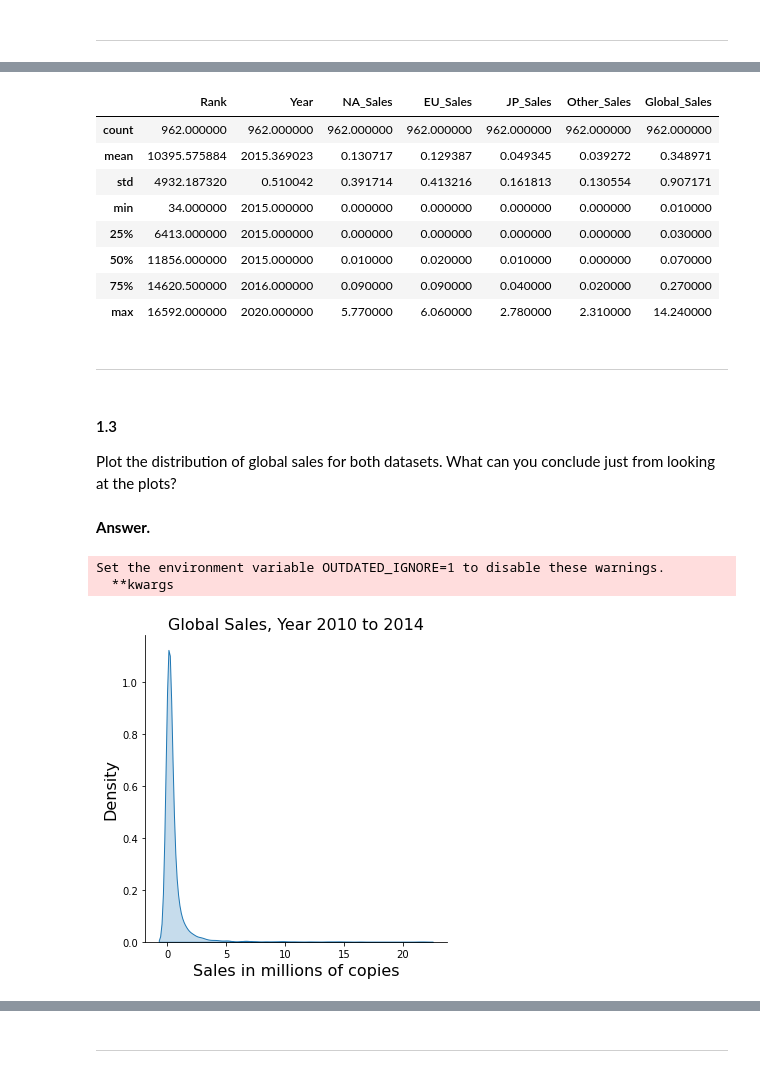
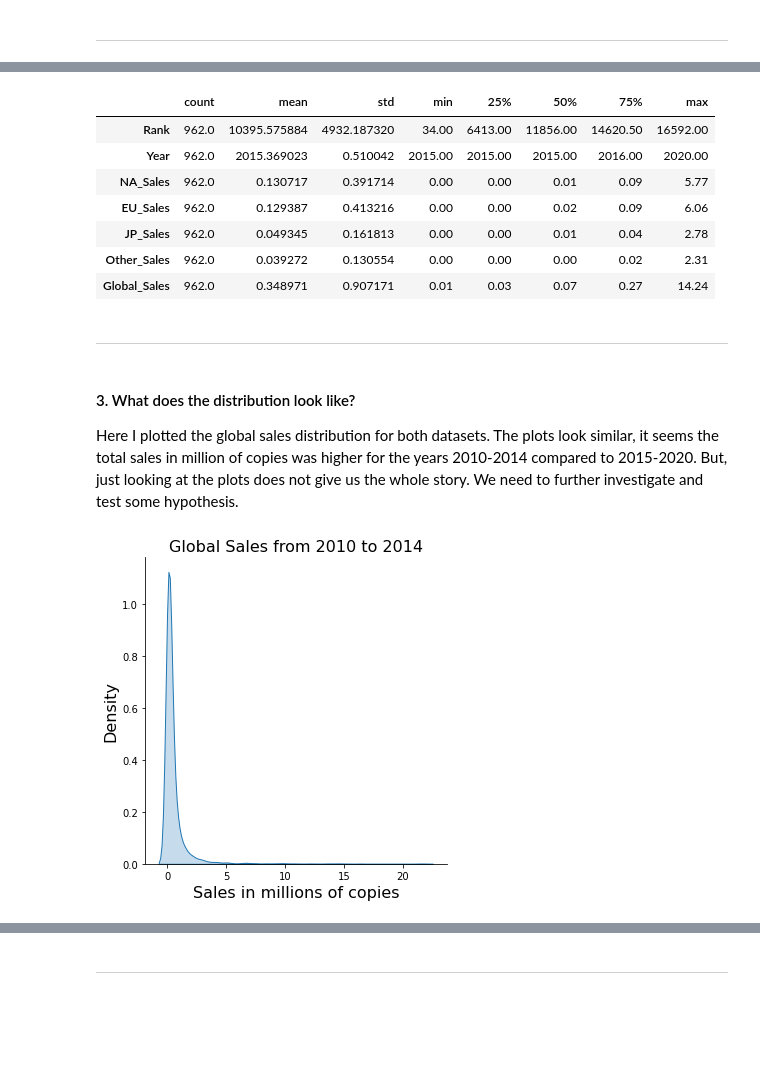
Before and after one commit to gabriellewald/springboard-coursework, a Jupyter notebook: Chi-square-case-study/Chi-square-case-study.ipynb, the cells around one changed output, grey strips where cells are left out. Drawn from its saved outputs; the diff is of its cells as text; code cells hidden in the pictures; blank space fills up the shorter version.

```diff
--- a/Chi-square-case-study/Chi-square-case-study.ipynb
+++ b/Chi-square-case-study/Chi-square-case-study.ipynb
@@ -89,35 +115,30 @@ df_1014.describe()
 df_1520 = df[(df['Year'] <= 2020) & (df['Year'] >= 2015)].reset_index(drop=True)
 
 # Summary
-df_1520.describe()
+df_1520.describe().T
 # %% [output]
-|  | Rank | Year | NA_Sales | EU_Sales | JP_Sales | Other_Sales | Global_Sales |
-| count | 962.000000 | 962.000000 | 962.000000 | 962.000000 | 962.000000 | 962.000000 | 962.000000 |
-| mean | 10395.575884 | 2015.369023 | 0.130717 | 0.129387 | 0.049345 | 0.039272 | 0.348971 |
-| std | 4932.187320 | 0.510042 | 0.391714 | 0.413216 | 0.161813 | 0.130554 | 0.907171 |
-| min | 34.000000 | 2015.000000 | 0.000000 | 0.000000 | 0.000000 | 0.000000 | 0.010000 |
-| 25% | 6413.000000 | 2015.000000 | 0.000000 | 0.000000 | 0.000000 | 0.000000 | 0.030000 |
-| 50% | 11856.000000 | 2015.000000 | 0.010000 | 0.020000 | 0.010000 | 0.000000 | 0.070000 |
-| 75% | 14620.500000 | 2016.000000 | 0.090000 | 0.090000 | 0.040000 | 0.020000 | 0.270000 |
-| max | 16592.000000 | 2020.000000 | 5.770000 | 6.060000 | 2.780000 | 2.310000 | 14.240000 |
+|  | count | mean | std | min | 25% | 50% | 75% | max |
+| Rank | 962.0 | 10395.575884 | 4932.187320 | 34.00 | 6413.00 | 11856.00 | 14620.50 | 16592.00 |
+| Year | 962.0 | 2015.369023 | 0.510042 | 2015.00 | 2015.00 | 2015.00 | 2016.00 | 2020.00 |
+| NA_Sales | 962.0 | 0.130717 | 0.391714 | 0.00 | 0.00 | 0.01 | 0.09 | 5.77 |
+| EU_Sales | 962.0 | 0.129387 | 0.413216 | 0.00 | 0.00 | 0.02 | 0.09 | 6.06 |
+| JP_Sales | 962.0 | 0.049345 | 0.161813 | 0.00 | 0.00 | 0.01 | 0.04 | 2.78 |
+| Other_Sales | 962.0 | 0.039272 | 0.130554 | 0.00 | 0.00 | 0.00 | 0.02 | 2.31 |
+| Global_Sales | 962.0 | 0.348971 | 0.907171 | 0.01 | 0.03 | 0.07 | 0.27 | 14.24 |
 # %% [markdown]
 -------
-# %% [markdown]
-#### 1.3
-
-Plot the distribution of global sales for both datasets. What can you conclude just from looking at the plots?
-# %% [markdown]
-**Answer.**
+# %% [markdown]
+#### 3. What does the distribution look like?
+
+Here I plotted the global sales distribution for both datasets. The plots look similar, it seems the total sales in million of copies was higher for the years 2010-2014 compared to 2015-2020. But, just looking at the plots does not give us the whole story. We need to further investigate and test some hypothesis.
 # %%
 # plotting the distribution of global sales for df_1014
 _ = sns.displot(df_1014, x='Global_Sales', kind="kde", fill=True, palette="plasma")
-_ = plt.title("Global Sales, Year 2010 to 2014", fontsize=16)
+_ = plt.title("Global Sales from 2010 to 2014", fontsize=16)
 _ = plt.xlabel('Sales in millions of copies', fontsize=16)
 _ = plt.ylabel('Density', fontsize=16)
 # %% [output]
-Set the environment variable OUTDATED_IGNORE=1 to disable these warnings.
-  **kwargs
-[figure, old version]
+[figure, new version]
 # %%
 # plotting the distribution of global sales for df_1520
 _ = sns.displot(df_1520, x='Global_Sales', kind="kde", fill=True, palette="plasma")
```
Also changed, not shown: parts of 49 cells of this notebook, 3 other files.
